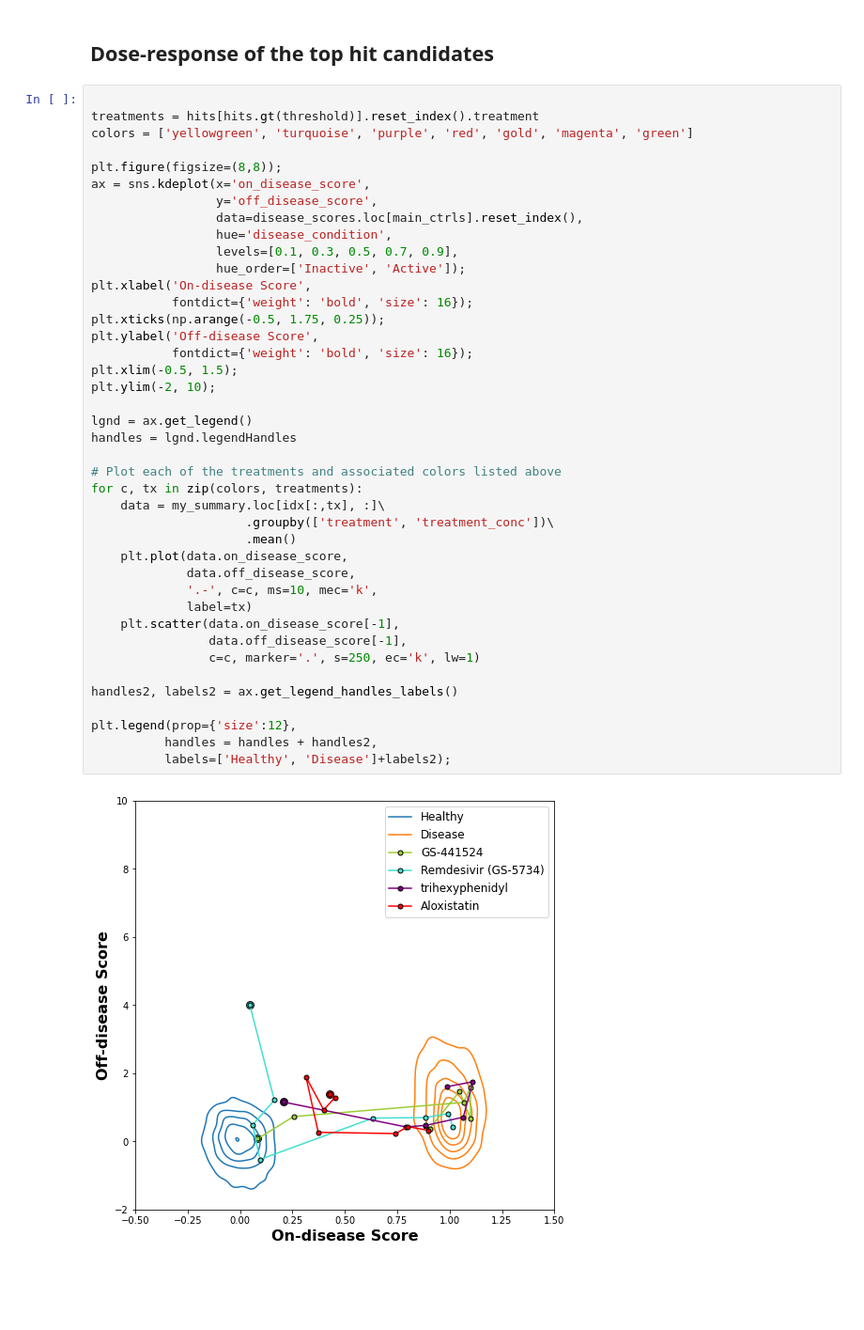
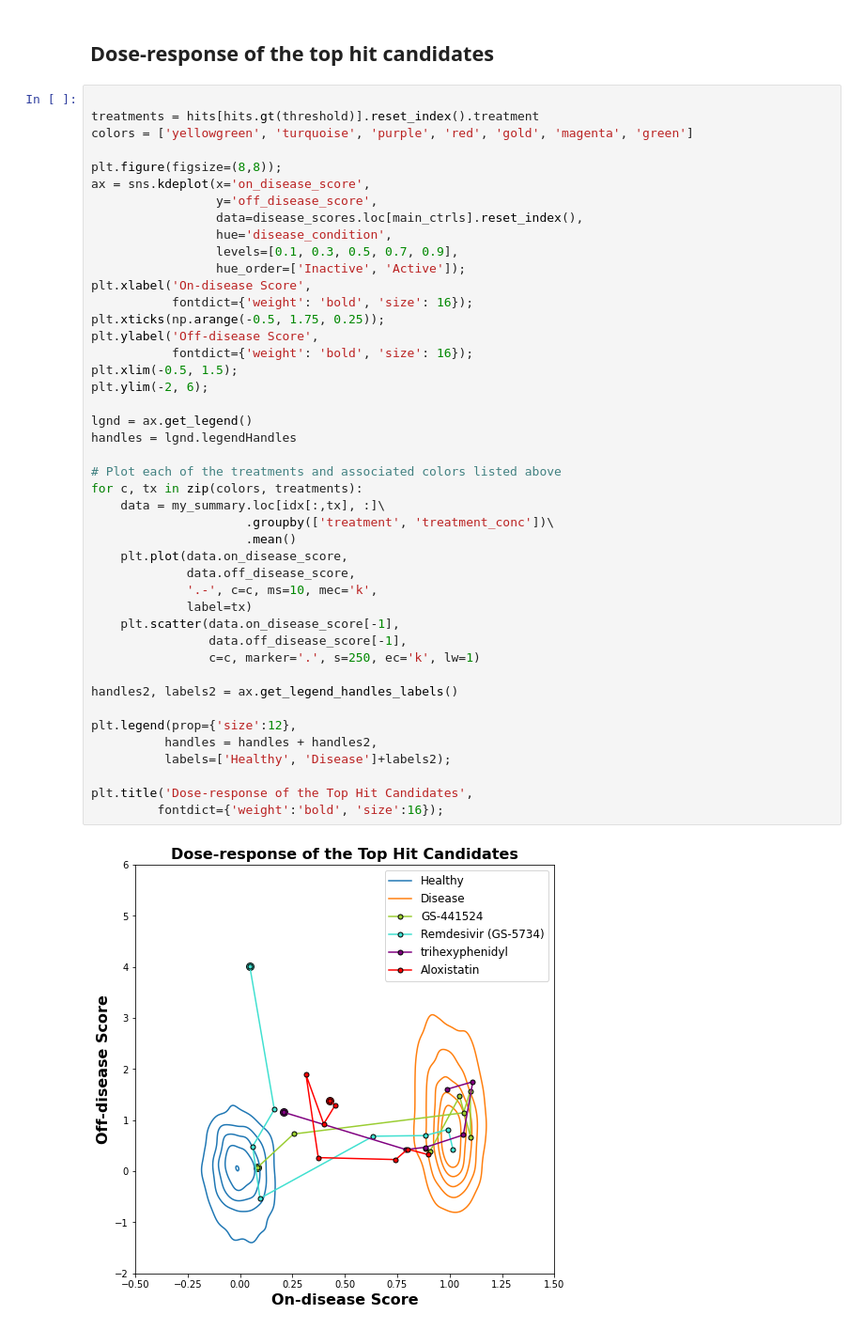
Before and after one commit to jainzana/shared_projects, a Jupyter notebook: _sources/Recursion_2019a_HRCE.ipynb, the cells around one changed output. Shown at 94% size. Cells and saved outputs as stored; diff of their text form; blank space fills up the shorter version.

Commit message:
Updated last plot

```diff
--- a/_sources/Recursion_2019a_HRCE.ipynb
+++ b/_sources/Recursion_2019a_HRCE.ipynb
@@ -1172,32 +1172,35 @@ ax = sns.kdeplot(x='on_disease_score',
                  hue_order=['Inactive', 'Active']);
 plt.xlabel('On-disease Score',
            fontdict={'weight': 'bold', 'size': 16});
 plt.xticks(np.arange(-0.5, 1.75, 0.25));
 plt.ylabel('Off-disease Score',
            fontdict={'weight': 'bold', 'size': 16});
 plt.xlim(-0.5, 1.5);
-plt.ylim(-2, 10);
+plt.ylim(-2, 6);
 
 lgnd = ax.get_legend()
 handles = lgnd.legendHandles
 
 # Plot each of the treatments and associated colors listed above
 for c, tx in zip(colors, treatments):
     data = my_summary.loc[idx[:,tx], :]\
                      .groupby(['treatment', 'treatment_conc'])\
                      .mean()
     plt.plot(data.on_disease_score,
              data.off_disease_score,
              '.-', c=c, ms=10, mec='k',
              label=tx)
     plt.scatter(data.on_disease_score[-1],
                 data.off_disease_score[-1],
                 c=c, marker='.', s=250, ec='k', lw=1)
 
 handles2, labels2 = ax.get_legend_handles_labels()
 
 plt.legend(prop={'size':12},
           handles = handles + handles2,
           labels=['Healthy', 'Disease']+labels2);
+
+plt.title('Dose-response of the Top Hit Candidates',
+         fontdict={'weight':'bold', 'size':16});
 # %% [output]
-[figure, old version]
+[figure, new version]
```
Also changed, not shown: 2 other files.
